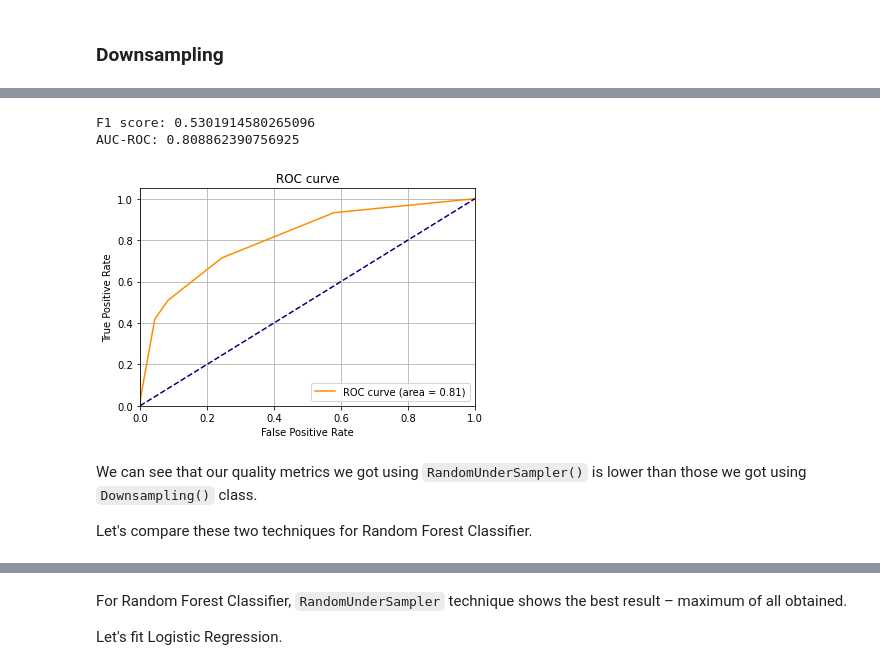
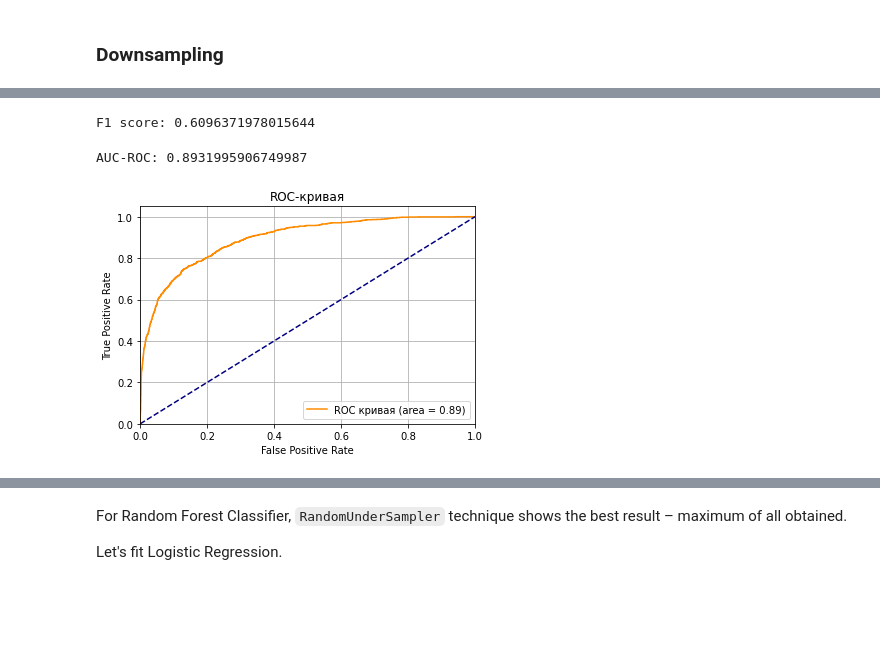
Before and after one commit to anshilina/ds_projects_2022, a Jupyter notebook: bank_customers_attrition/bank_customers_attrition.ipynb, the cells around one changed output, grey strips where cells are left out. Cells and saved outputs as stored; diff of their text form; code cells hidden in the pictures; blank space fills up the shorter version.

```diff
--- a/bank_customers_attrition/bank_customers_attrition.ipynb
+++ b/bank_customers_attrition/bank_customers_attrition.ipynb
@@ -715,0 +622,8 @@ Random forest is still the best model.
+# %%
+%%time
+
+pipe_linear = Pipeline([('smote', SMOTE(random_state=42)),
+                        ('scaler', transformer),
+                        ('linear_clf', LogisticRegression())])
+
+pipe_linear.fit(features_train, target_train)
@@ -743,8 +684,6 @@ Let's search params for our models, fit them and check F1 and AUC-ROC scores.
 # %%
-%%time
-
-pipe_tree_down = Pipeline([('downsampling', Downsampling()),
-                      ('tree_clf', DecisionTreeClassifier(random_state=42))])
+pipe_tree_down = Pipeline([('RUS', RandomUnderSampler(random_state=42, sampling_strategy=0.5)),
+                           ('tree_clf', DecisionTreeClassifier(random_state=42))])
 
 params = {'tree_clf__max_depth': range(1,13,2),
           'tree_clf__min_samples_leaf': range(1,8),
@@ -752,5 +691,5 @@ params = {'tree_clf__max_depth': range(1,13,2),
          }
 
 grid_tree_down = GridSearchCV(pipe_tree_down, params, cv=KFold(n_splits=5))
-grid_tree_down.fit(features_train, target_train, downsampling__fraction=0.4)
+grid_tree_down.fit(features_train, target_train)
 # %% [output]
@@ -796,12 +734,12 @@ There are also more advanced techniques for downsampling. For example, Random Un
 # %%
-pipe_tree_down2 = Pipeline([('RUS', RandomUnderSampler(random_state=42, sampling_strategy=0.5)),
-                      ('tree_clf', DecisionTreeClassifier(random_state=42))])
+%%time
 
-params = {'tree_clf__max_depth': range(1,13,2),
-          'tree_clf__min_samples_leaf': range(1,8),
-          'tree_clf__min_samples_split': range(2,10,2)
-         }
+pipe_forest_down = Pipeline([('RUS', RandomUnderSampler(random_state=42, sampling_strategy=0.5)),
+                             ('forest_clf', RandomForestClassifier(random_state=42))])
 
-grid_tree_down2 = GridSearchCV(pipe_tree_down2, params, cv=KFold(n_splits=5))
-grid_tree_down2.fit(features_train, target_train)
+params = {'forest_clf__max_depth': range(1,13,2),
+          'forest_clf__n_estimators': range(10, 30, 10)}
+
+grid_forest_down = GridSearchCV(pipe_forest_down, params, cv=KFold(n_splits=5))
+grid_forest_down.fit(features_train, target_train)
 # %% [output]
@@ -817,31 +756,27 @@ GridSearchCV(cv=KFold(n_splits=5, random_state=None, shuffle=False),
-# %%
-predictions_test = grid_tree_down2.predict(features_test)
-print('F1 score:', f1_score(target_test, predictions_test))
-
-proba_test = grid_tree_down2.predict_proba(features_test)[:,1]
-print('AUC-ROC:', roc_auc_score(target_test, proba_test))
-# %% [output]
-F1 score: 0.5301914580265096
-AUC-ROC: 0.808862390756925
+# %%
+f1 = np.mean(cross_val_score(grid_forest_down.best_estimator_, features_train, target_train, scoring='f1'))
+print('F1 score:', f1)
+# %% [output]
+F1 score: 0.6096371978015644
+# %%
+proba_train = grid_forest_down.predict_proba(features_train)[:,1]
+print('AUC-ROC:', roc_auc_score(target_train, proba_train))
+# %% [output]
+AUC-ROC: 0.8931995906749987
 # %%
-# рассчитываем roc-кривую
-fpr, tpr, treshold = roc_curve(target_test, proba_test)
+fpr, tpr, treshold = roc_curve(target_train, proba_train)
 roc_auc = auc(fpr, tpr)
-# строим график
+
 plt.plot(fpr, tpr, color='darkorange',
-         label='ROC curve (area = %0.2f)' % roc_auc)
+         label='ROC кривая (area = %0.2f)' % roc_auc)
 plt.plot([0, 1], [0, 1], color='navy', linestyle='--')
 plt.xlim([0.0, 1.0])
 plt.ylim([0.0, 1.05])
 plt.xlabel('False Positive Rate')
 plt.ylabel('True Positive Rate')
-plt.title('ROC curve')
+plt.title('ROC-кривая')
 plt.legend(loc="lower right")
 plt.grid()
 plt.show()
 # %% [output]
-[figure, old version]
+[figure, new version]
-# %% [markdown]
-We can see that our quality metrics we got using `RandomUnderSampler()` is lower than those we got using `Downsampling()` class.
-
-Let's compare these two techniques for Random Forest Classifier.
```
Also changed, not shown: parts of 93 cells of this notebook, 1 other file.
